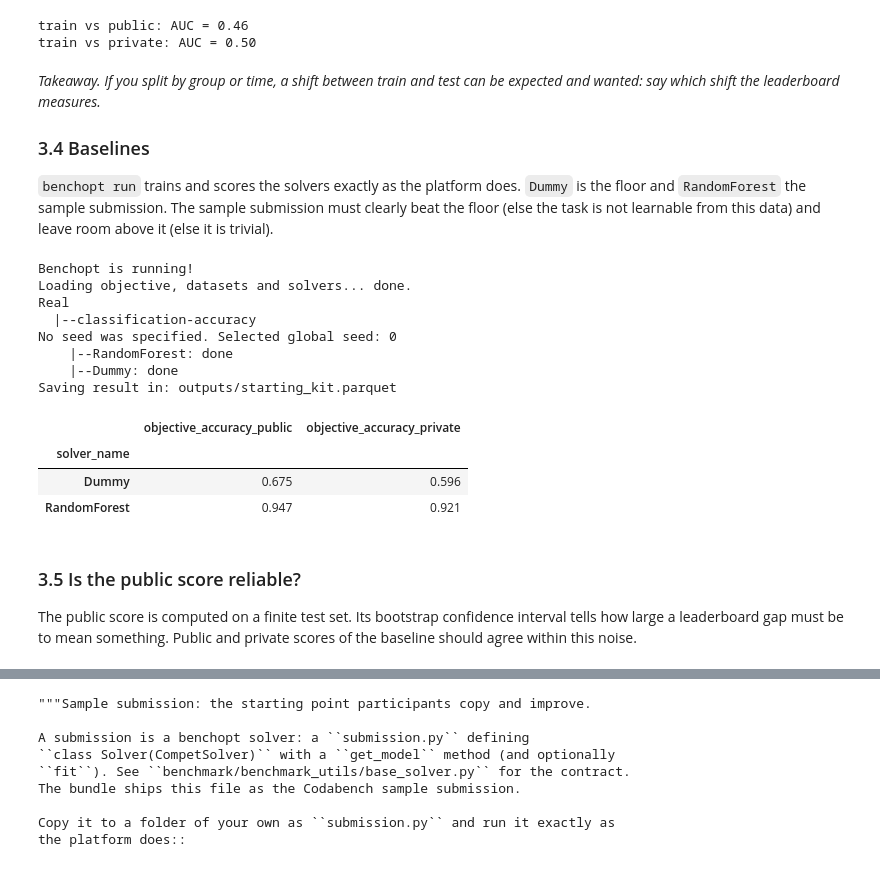
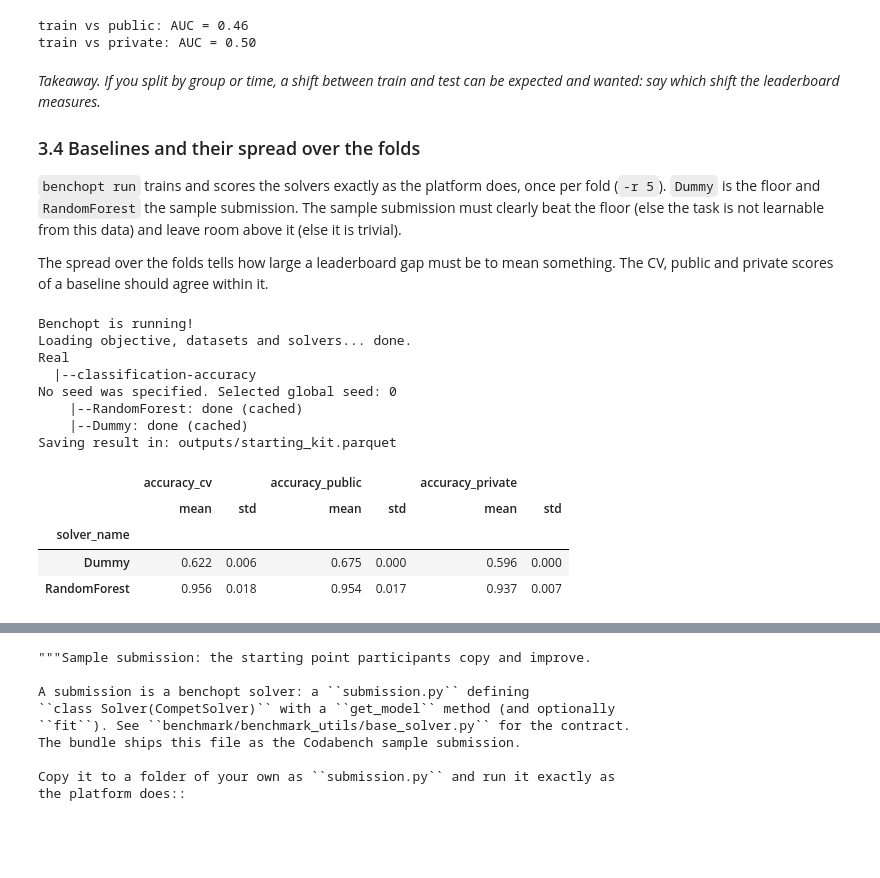
Before and after one commit to tomMoral/template_codabench, a Jupyter notebook: template_starting_kit.ipynb, the cells around one changed output, grey strips where cells are left out. Cells and saved outputs as stored; diff of their text form; code cells hidden in the pictures; blank space fills up the shorter version.

Commit message:
ENH cross-validate by default, test labels in reference_data scored by the scoring program, codabench-benchopt{,-gpu} base images

```diff
--- a/template_starting_kit.ipynb
+++ b/template_starting_kit.ipynb
@@ -58,10 +60,11 @@ pd.set_option('display.max_columns', 20)
 
 (Real, params), = Benchmark('benchmark').check_dataset_patterns(['Real'])
 data = Real.get_instance(**params).get_data()
-X_train, y_train = data['X_train'], data['y_train']
-test_sets = data['test_sets']
-print(f"train: {X_train.shape}", *(f"{k}: {X.shape}" for k, (X, _) in test_sets.items()))
-X_train.head()
+X, y, X_test = data['X'], data['y'], data['X_test']
+y_test = {name: pd.read_csv(f'benchmark/data/reference/{name}.csv')['target']
+          for name in X_test}
+print(f"train: {X.shape}", *(f"{k}: {Xt.shape}" for k, Xt in X_test.items()))
+X.head()
 # %% [output]
 Preparing datasets for benchmark 'template_codabench'
 No seed was specified. Selected global seed: 0
@@ -132,9 +139,9 @@ for the generalization the leaderboard measures. Adapt the checks below to
 your split.*
 # %%
 # No sample appears both in train and in a test set.
-train_rows = set(map(tuple, X_train.round(8).values))
-for name, (X, _) in test_sets.items():
-    n_dup = sum(tuple(r) in train_rows for r in X.round(8).values)
+train_rows = set(map(tuple, X.round(8).values))
+for name, Xt in X_test.items():
+    n_dup = sum(tuple(r) in train_rows for r in Xt.round(8).values)
     print(f"{name}: {n_dup} rows duplicated from train")
 
 # For a group split, assert that no group is on both sides, e.g.:
@@ -148,9 +155,9 @@ private: 0 rows duplicated from train
 from sklearn.ensemble import RandomForestClassifier
 from sklearn.model_selection import cross_val_score
 
-for name, (X, _) in test_sets.items():
-    X_adv = pd.concat([X_train, X])
-    y_adv = np.r_[np.zeros(len(X_train)), np.ones(len(X))]
+for name, Xt in X_test.items():
+    X_adv = pd.concat([X, Xt])
+    y_adv = np.r_[np.zeros(len(X)), np.ones(len(Xt))]
     auc = cross_val_score(RandomForestClassifier(random_state=0), X_adv, y_adv,
                           cv=5, scoring='roc_auc').mean()
     print(f"train vs {name}: AUC = {auc:.2f}")
@@ -161,36 +168,43 @@ train vs private: AUC = 0.50
 *Takeaway. If you split by group or time, a shift between train and test
 can be expected and wanted: say which shift the leaderboard measures.*
 
-### 3.4 Baselines
+### 3.4 Baselines and their spread over the folds
 
-`benchopt run` trains and scores the solvers exactly as the platform does.
-`Dummy` is the floor and `RandomForest` the sample submission. The sample
-submission must clearly beat the floor (else the task is not learnable from
-this data) and leave room above it (else it is trivial).
+`benchopt run` trains and scores the solvers exactly as the platform does,
+once per fold (`-r 5`). `Dummy` is the floor and `RandomForest` the sample
+submission. The sample submission must clearly beat the floor (else the task
+is not learnable from this data) and leave room above it (else it is
+trivial).
+
+The spread over the folds tells how large a leaderboard gap must be to mean
+something. The CV, public and private scores of a baseline should agree
+within it.
 # %%
-!benchopt run benchmark -d Real -s RandomForest -s Dummy \
+!benchopt run benchmark -d Real -s RandomForest -s Dummy -r 5 \
     --no-plot --no-html --no-display --output outputs/starting_kit.parquet
 
 from benchopt.results import read_results
+from sklearn.metrics import accuracy_score
+
 results = read_results('outputs/starting_kit.parquet')
-metrics = [c for c in results.columns if c.startswith('objective_accuracy_')]
-results.groupby('solver_name')[metrics].mean().round(3)
+# The test scores, computed per fold as the scoring program does.
+for name, labels in y_test.items():
+    results[f'accuracy_{name}'] = [accuracy_score(labels, pred[name])
+                                   for pred in results['final_results']]
+results = results.rename(columns={'objective_accuracy_cv': 'accuracy_cv'})
+scores = ['accuracy_cv', *(f'accuracy_{name}' for name in y_test)]
+results.groupby('solver_name')[scores].agg(['mean', 'std']).round(3)
 # %% [output]
 Benchopt is running!
 Loading objective, datasets and solvers... done.
 Real
   |--classification-accuracy
 No seed was specified. Selected global seed: 0
-    |--RandomForest: done
-    |--Dummy: done
+    |--RandomForest: done (cached)
+    |--Dummy: done (cached)
 Saving result in: outputs/starting_kit.parquet
-|  | objective_accuracy_public | objective_accuracy_private |
-| solver_name |  |  |
-| Dummy | 0.675 | 0.596 |
-| RandomForest | 0.947 | 0.921 |
+|  | accuracy_cv |  | accuracy_public |  | accuracy_private |  |
+|  | mean | std | mean | std | mean | std |
+| solver_name |  |  |  |  |  |  |
+| Dummy | 0.622 | 0.006 | 0.675 | 0.000 | 0.596 | 0.000 |
+| RandomForest | 0.956 | 0.018 | 0.954 | 0.017 | 0.937 | 0.007 |
-# %% [markdown]
-### 3.5 Is the public score reliable?
-
-The public score is computed on a finite test set. Its bootstrap confidence
-interval tells how large a leaderboard gap must be to mean something. Public
-and private scores of the baseline should agree within this noise.
```
Also changed, not shown: parts of 9 cells of this notebook, 35 other files.
